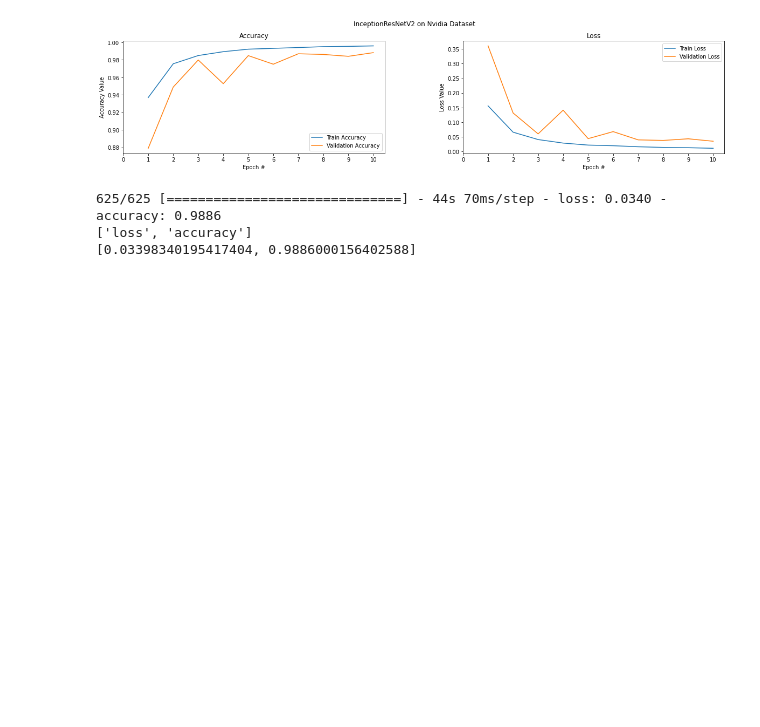
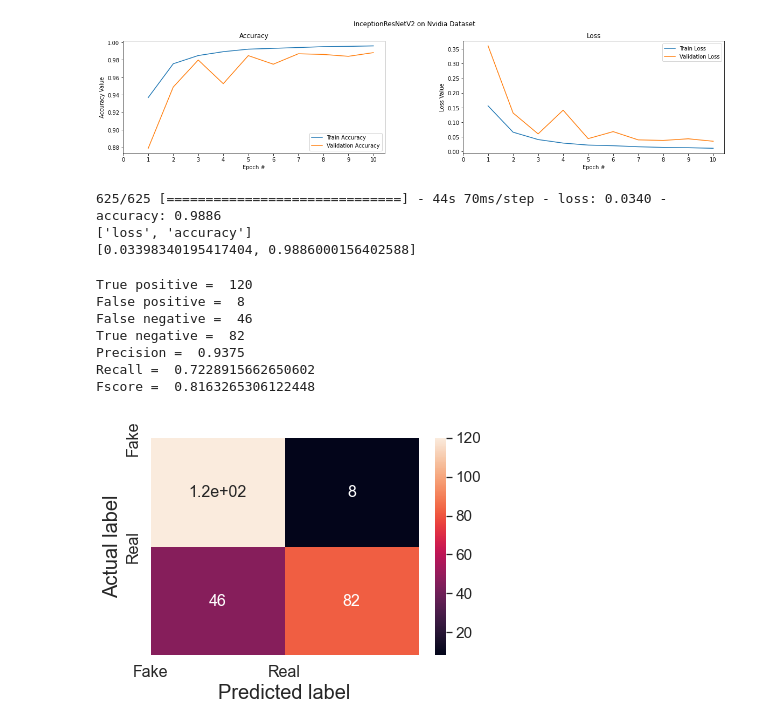
Before and after one commit to ShresthBhimrajka/Deepfake_Detection, a Jupyter notebook: Training_on_nvidia_data.ipynb, the cells around one changed output. Saved outputs shown, nothing was run; the diff lists cells and outputs as text; code cells hidden in the pictures; blank space fills up the shorter version.

```diff
--- a/Training_on_nvidia_data.ipynb
+++ b/Training_on_nvidia_data.ipynb
@@ -151,20 +152,70 @@ print(results)
 # %%
 #Output confusion matrix
 def print_confusion_matrix(y_true, y_pred):
     cm = confusion_matrix(y_true, y_pred)
-    print('True positive = ', cm[0][0])
-    print('False positive = ', cm[0][1])
-    print('False negative = ', cm[1][0])
-    print('True negative = ', cm[1][1])
+    tp = cm[0][0]
+    fp = cm[0][1]
+    fn = cm[1][0]
+    tn = cm[1][1]
+    precision = tp / (tp + fp)
+    recall = tp / (tp + fn)
+    fscore = (2 * precision * recall) / (precision + recall)
+    print('True positive = ', tp)
+    print('False positive = ', fp)
+    print('False negative = ', fn)
+    print('True negative = ', tn)
+    print('Precision = ', precision)
+    print('Recall = ', recall)
+    print('Fscore = ', fscore)
     print('\n')
     df_cm = pd.DataFrame(cm, range(2), range(2))
     sn.set(font_scale=1.4) # for label size
     sn.heatmap(df_cm, annot=True, annot_kws={"size": 16}) # font size
     plt.ylabel('Actual label', size = 20)
     plt.xlabel('Predicted label', size = 20)
     plt.xticks(np.arange(2), ['Fake', 'Real'], size = 16)
     plt.yticks(np.arange(2), ['Fake', 'Real'], size = 16)
     plt.ylim([2, 0])
     plt.show()
 
-print_confusion_matrix(Y_val_org, np.argmax(model.predict(X),axis=1))
+def process_path(file_path):
+    img = tf.io.read_file(file_path)
+    img = tf.image.decode_jpeg(img)
+    img = tf.image.resize(img, [img_shape, img_shape])
+    img = tf.image.convert_image_dtype(img, tf.float32)
+    return img
+
+def scale(image):
+    return (image / 255)
+
+model = load_model('models/dfd_model_1framedfd')
+data_dir = '1framedfd/dataset/test'
+real_data = [f for f in os.listdir(data_dir+'/real') if f.endswith('.jpg')]
+fake_data = [f for f in os.listdir(data_dir+'/fake') if f.endswith('.jpg')]
+real_data = random.sample(real_data, 128)
+fake_data = random.sample(fake_data, 128)
+X = []
+Y = []
+for img in real_data:
+    res = scale(process_path(data_dir+'/real/'+img))
+    X.append(res)
+    Y.append(1)
+for img in fake_data:
+    res = scale(process_path(data_dir+'/fake/'+img))
+    X.append(res)
+    Y.append(0)
+X = np.array(X)
+X = X.reshape(-1, 128, 128, 3)
+Y_true = Y
+Y_pred = model.predict(X)
+
+print_confusion_matrix(Y_true, np.round(Y_pred))
+# %% [output]
+True positive =  120
+False positive =  8
+False negative =  46
+True negative =  82
+Precision =  0.9375
+Recall =  0.7228915662650602
+Fscore =  0.8163265306122448
+[figure, added]
```
Also changed, not shown: parts of 1 cell of this notebook, 1 other file.
